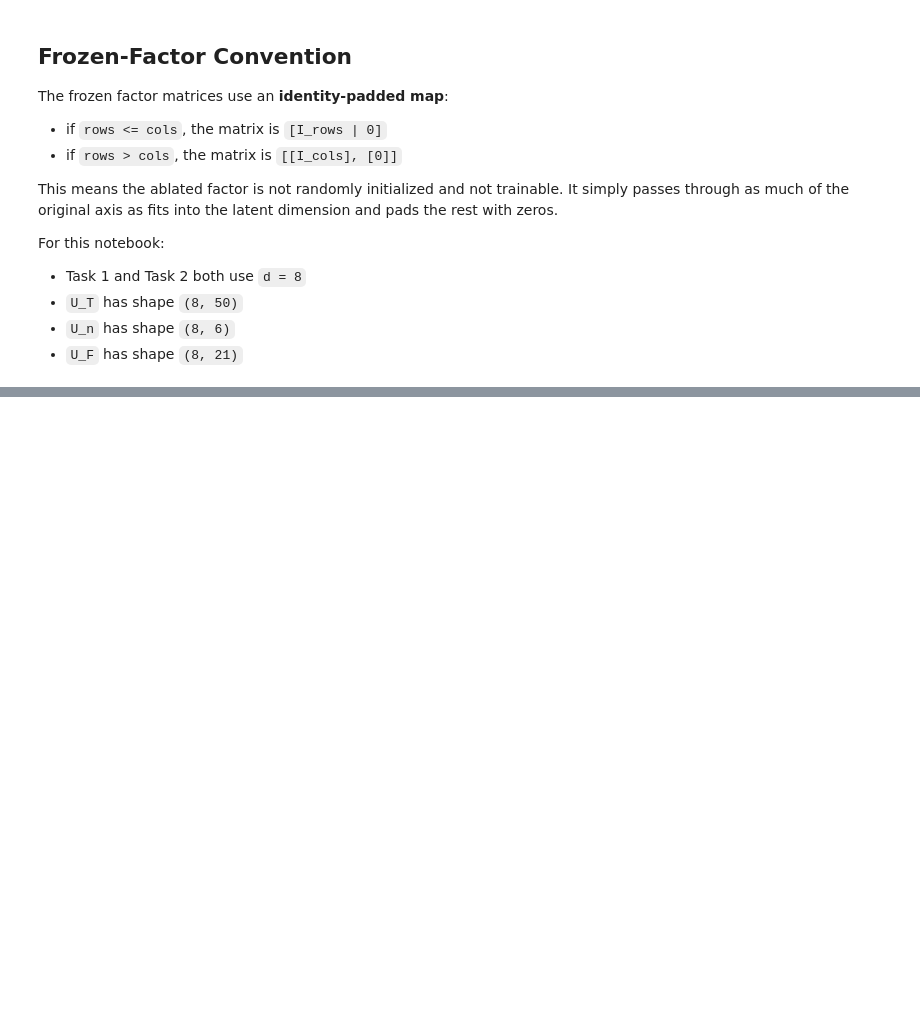
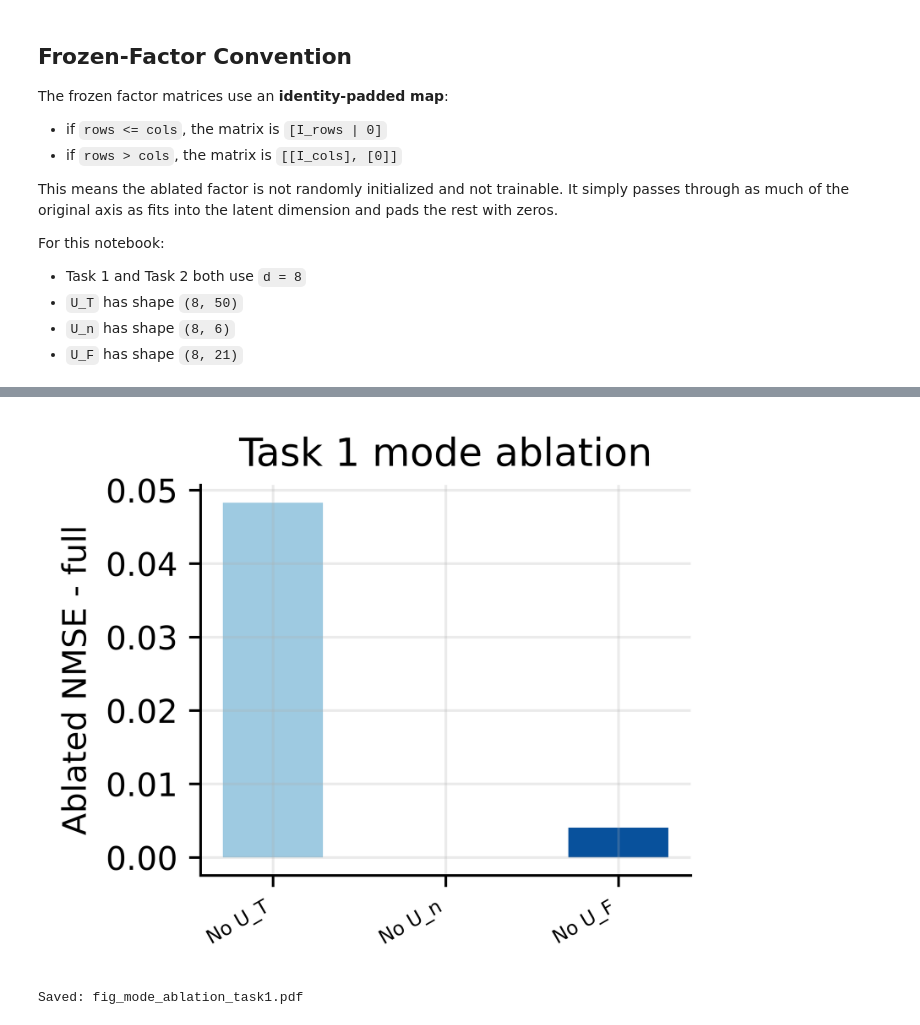
Before and after one commit to vantnprof/ML-QRC, a Jupyter notebook: notebooks/mode_ablation_ml_qrc.ipynb, the cells around one changed output, grey strips where cells are left out. Drawn from its saved outputs; the diff is of its cells as text; code cells hidden in the pictures; blank space fills up the shorter version.

```diff
--- a/notebooks/mode_ablation_ml_qrc.ipynb
+++ b/notebooks/mode_ablation_ml_qrc.ipynb
@@ -108,6 +117,7 @@ CONFIG = {
     "batch_size": 32,
     "lr": 1e-3,
     "weight_decay": 1e-5,
+    "implementation_version": "v2_initmatched_ddof0",
     "task1_num_points": 5000,
     "task1_washout": 1000,
     "task1_train_pool": 3000,
@@ -389,18 +452,19 @@ for spec in ABLATIONS:
 # This cell runs the Task 1 full-data mode ablation over the same
 # 10 seeds used by the main notebook.
 #
-# If the raw and summary CSVs already exist, we load them instead of
-# retraining. This keeps the notebook fast when only the reporting
-# layer changes.
+# If the raw CSV exists and matches the current implementation version,
+# we load it and recompute the summary. Otherwise we retrain.
 
 task1_raw_csv = ARTIFACT_DIR / "task1_mode_ablation_raw.csv"
 task1_summary_csv = ARTIFACT_DIR / "task1_mode_ablation_summary.csv"
 
-if task1_raw_csv.exists() and task1_summary_csv.exists():
-    print(f"Loading cached Task 1 mode ablation: {task1_summary_csv.name}")
-    task1_raw = pd.read_csv(task1_raw_csv)
-    task1_summary = pd.read_csv(task1_summary_csv)
+task1_raw = pd.read_csv(task1_raw_csv) if task1_raw_csv.exists() else None
+
+if task1_raw is not None and cache_is_current(task1_raw):
+    print(f"Loading cached Task 1 mode ablation: {task1_raw_csv.name}")
 else:
+    if task1_raw is not None:
+        print("Ignoring stale Task 1 mode ablation cache; recomputing.")
     task1_train_subset = task1_train_positions
     task1_scaler = Standardizer().fit(task1_qrc[task1_train_subset])
     task1_Xtr = task1_scaler.transform(task1_qrc[task1_train_subset])
@@ -423,19 +487,17 @@ else:
                     "ablation": spec["label"],
                     "freeze_mode": spec["freeze_mode"] if spec["freeze_mode"] is not None else "none",
                     "nmse": score,
+                    "implementation_version": CONFIG["implementation_version"],
                 }
             )
             del model, predictions
             gc.collect()
 
+        print(f"  Task 1 seed={seed} complete")
+
     task1_raw = pd.DataFrame(task1_rows)
-    task1_summary = (
-        task1_raw.groupby("ablation", sort=False)["nmse"]
-        .agg(["mean", "std"])
-        .reset_index()
-        .rename(columns={"mean": "nmse_mean", "std": "nmse_std"})
-    )
 
+task1_summary = summarize_task1_raw(task1_raw)
 task1_full_mean = float(task1_summary.loc[task1_summary["ablation"] == "Full ML-QRC", "nmse_mean"].iloc[0])
 task1_summary["drop_vs_full"] = task1_summary["nmse_mean"] - task1_full_mean
 
@@ -588,21 +701,24 @@ print(f"Saved: {mode_table_csv.resolve()}")
 # %%
 # This cell creates a compact Task 1 drop figure.
 
 task1_plot = task1_summary.copy()
 task1_plot = task1_plot.loc[task1_plot["ablation"] != "Full ML-QRC"].reset_index(drop=True)
 
 fig, ax = plt.subplots(figsize=(3, 2.5), dpi=1000)
 x = np.arange(len(task1_plot))
 ax.bar(x, task1_plot["drop_vs_full"], width=0.58, color=["#9ecae1", "#3182bd", "#08519c"])
 ax.set_xticks(x)
 ax.set_xticklabels(task1_plot["ablation"], rotation=30, ha="right", fontsize=6)
-ax.set_ylabel("NMSE increase vs full")
+ax.set_ylabel("Ablated NMSE - full")
 ax.set_title("Task 1 mode ablation")
 plt.tight_layout()
 plt.savefig(ARTIFACT_DIR / "fig_mode_ablation_task1.pdf", bbox_inches="tight")
 plt.savefig(ARTIFACT_DIR / "fig_mode_ablation_task1.png", bbox_inches="tight")
 plt.show()
 print("Saved: fig_mode_ablation_task1.pdf")
+# %% [output]
+[figure, added]
+Saved: fig_mode_ablation_task1.pdf
 # %%
 # This cell creates a compact Task 2 drop figure.
 
```
Also changed, not shown: parts of 12 cells of this notebook, 3 other files.
